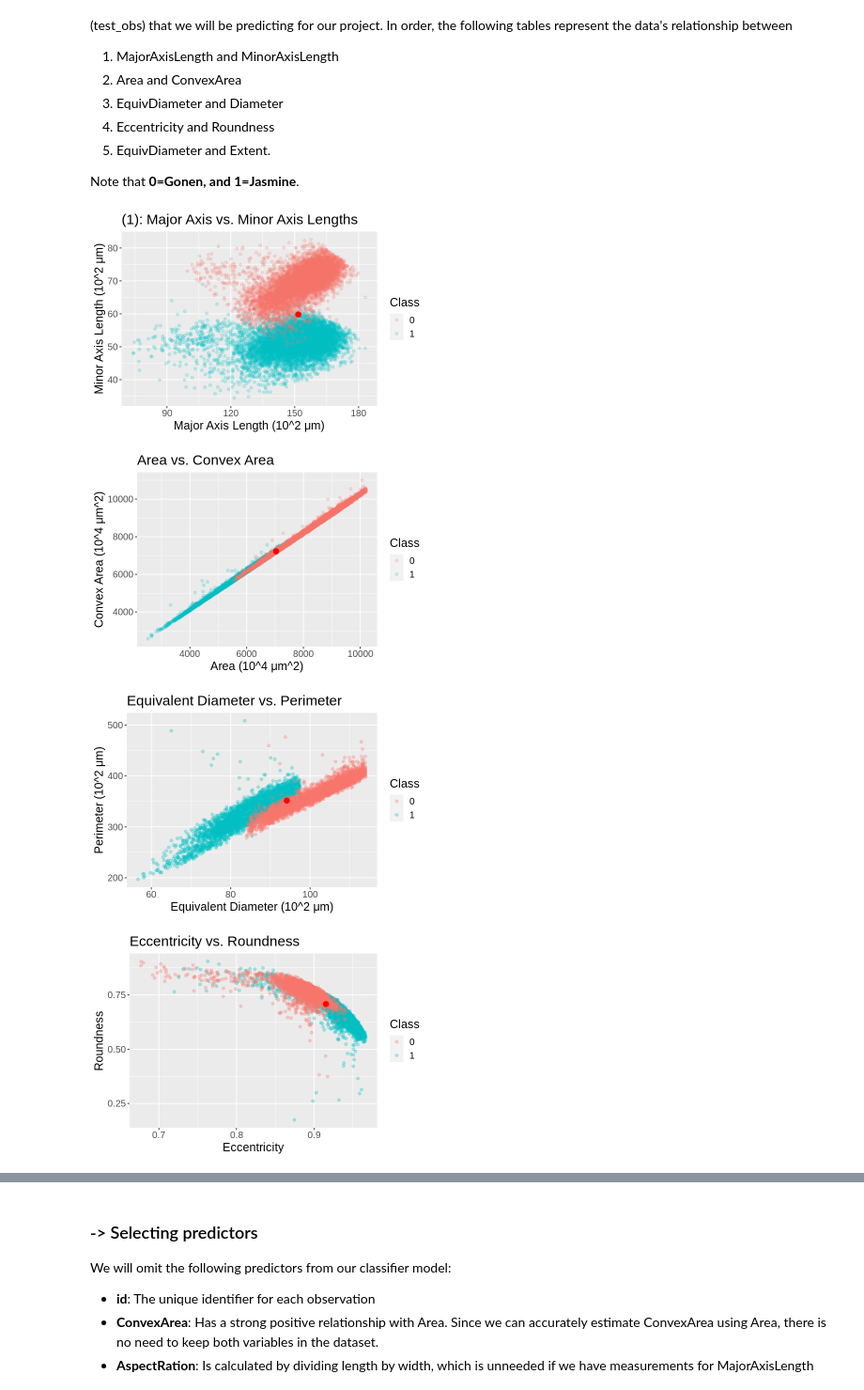
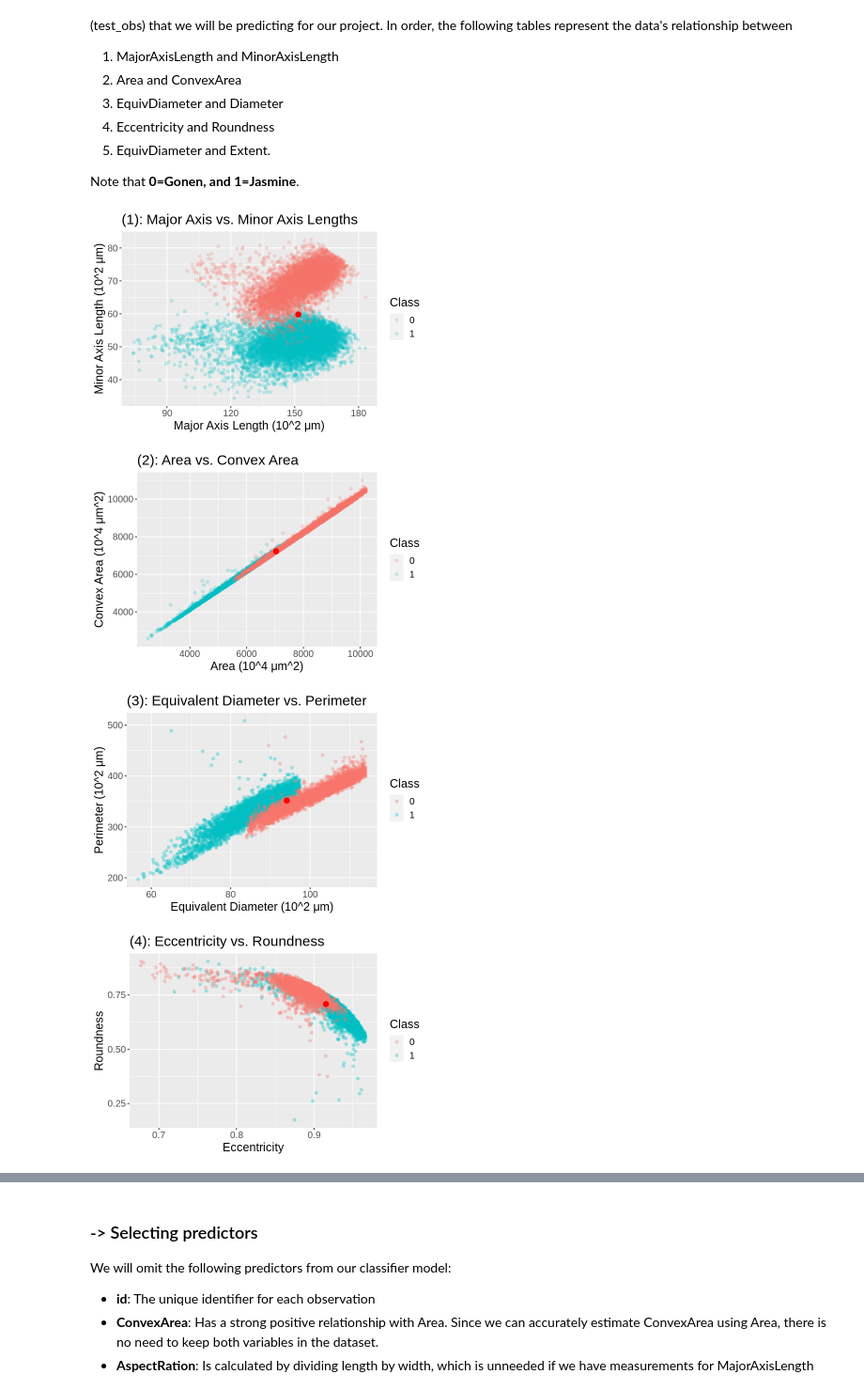
Before and after one commit to sean-prk/dsci-group-project-report, a Jupyter notebook: project.ipynb, the cells around one changed output, grey strips where cells are left out. Shown: that part at 94% size. Saved outputs shown, nothing was run; the diff lists cells and outputs as text; code cells hidden in the pictures.

```diff
--- a/project.ipynb
+++ b/project.ipynb
@@ -151,7 +150,7 @@ ggplot(rice_data, aes(x=MajorAxisLength, y = MinorAxisLength, color=Class)) +
 #Area vs ConvexArea
 ggplot(rice_data, aes(x=Area, y = ConvexArea, color=Class)) +
     geom_point(alpha=0.2) +
-    ggtitle("Area vs. Convex Area")  +
+    ggtitle("(2): Area vs. Convex Area")  +
     labs(x = "Area (10^4 μm^2)",
          y = "Convex Area (10^4 μm^2)") +
     geom_point(data=test_obs,
@@ -163,40 +162,40 @@ ggplot(rice_data, aes(x=Area, y = ConvexArea, color=Class)) +
 #EquivDiameter vs Perimeter
 ggplot(rice_data, aes(x=EquivDiameter, y = Perimeter, color=Class)) +
     geom_point(alpha=0.3) +
-    ggtitle("Equivalent Diameter vs. Perimeter")  +
+    ggtitle("(3): Equivalent Diameter vs. Perimeter")  +
     labs(x = "Equivalent Diameter (10^2 μm)",
          y = "Perimeter (10^2 μm)") +
     geom_point(data=test_obs,
              aes(x=EquivDiameter,y=Perimeter),
              color='red',
              size=3) +
     theme(text = element_text(size=15))
 
 #Eccentricity vs Roundness
 ggplot(rice_data, aes(x=Eccentricity, y = Roundness, color=Class)) +
     geom_point(alpha=0.3) +
-    ggtitle("Eccentricity vs. Roundness")  +
+    ggtitle("(4): Eccentricity vs. Roundness")  +
     labs(x = "Eccentricity",
          y = "Roundness") +
     geom_point(data=test_obs,
              aes(x=Eccentricity,y=Roundness),
              color='red',
              size=3) +
     theme(text = element_text(size=15))
 
 #EquivDiameter vs Extent
 ggplot(rice_data, aes(x=EquivDiameter, y = Extent, color=Class)) +
     geom_point(alpha=0.3) +
-    ggtitle("Equivalent Diameter vs. Extent")  +
+    ggtitle("(5): Equivalent Diameter vs. Extent")  +
     labs(x = "Equivalent Diameter (10^2 μm)",
          y = "Extent") +
     geom_point(data=test_obs,
              aes(x=EquivDiameter,y=Extent),
              color='red',
              size=3) +
     theme(text = element_text(size=15))
 # %% [output]
 [figure]
-[figure, old version]
+[figure, new version]
-[figure, old version]
+[figure, new version]
-[figure, old version]
+[figure, new version]
```
Also changed, not shown: parts of 13 cells of this notebook.
